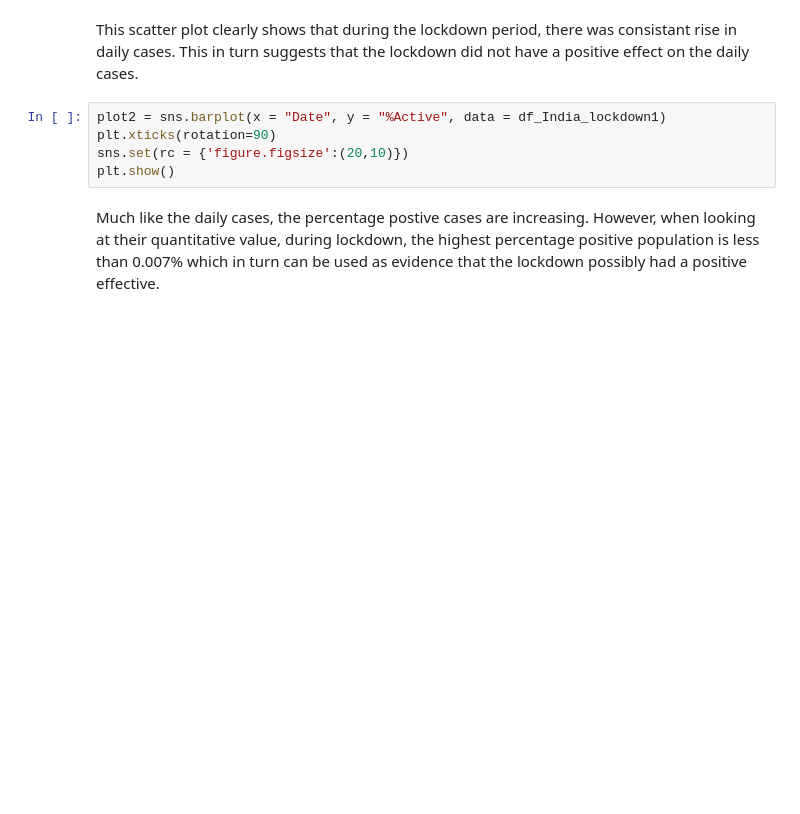
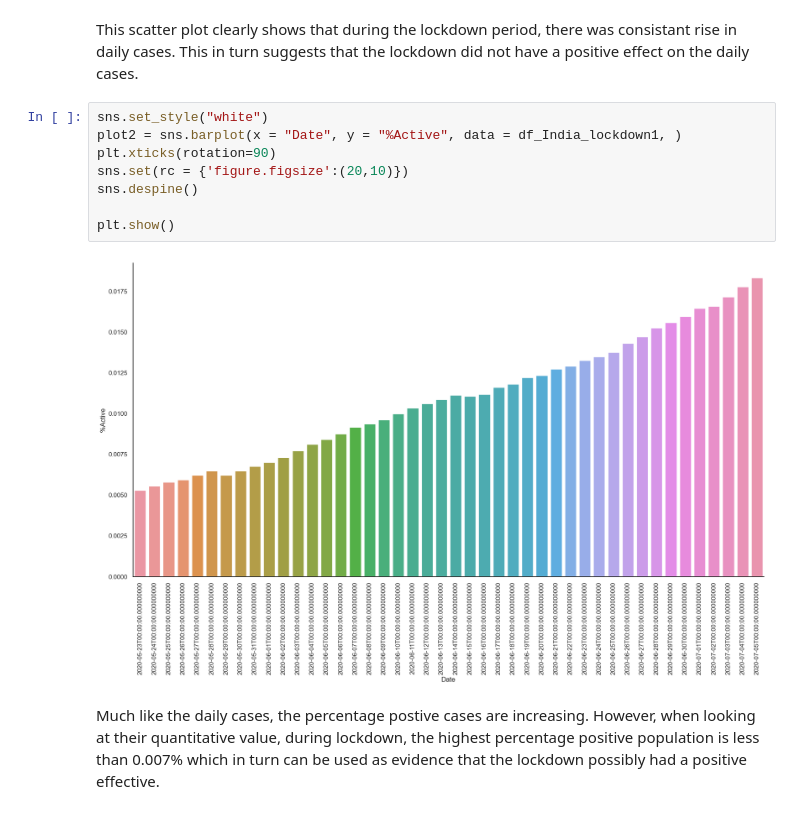
Before and after one commit to data301-2021-summer2/project-group18-project, a Jupyter notebook: analysis/Anikait/Task 3-EDA.ipynb, the cells around one changed output. Saved outputs shown, nothing was run; the diff lists cells and outputs as text; blank space fills up the shorter version.

```diff
--- a/analysis/Anikait/Task 3-EDA.ipynb
+++ b/analysis/Anikait/Task 3-EDA.ipynb
@@ -79,10 +127,15 @@ plt.show()
 # %% [markdown]
 This scatter plot clearly shows that during the lockdown period, there was consistant rise in daily cases. This in turn suggests that the lockdown did not have a positive effect on the daily cases.
 # %%
-plot2 = sns.barplot(x = "Date", y = "%Active", data = df_India_lockdown1)
+sns.set_style("white")
+plot2 = sns.barplot(x = "Date", y = "%Active", data = df_India_lockdown1, )
 plt.xticks(rotation=90)
 sns.set(rc = {'figure.figsize':(20,10)})
+sns.despine()
+
 plt.show()
+# %% [output]
+[figure, added]
 # %% [markdown]
 Much like the daily cases, the percentage postive cases are increasing. However, when looking at their quantitative value, during lockdown, the highest percentage positive population is less than 0.007% which in turn can be used as evidence that the lockdown possibly had a positive effective.
 # %% [markdown]
```
Also changed, not shown: parts of 15 cells of this notebook, 1 other file.
